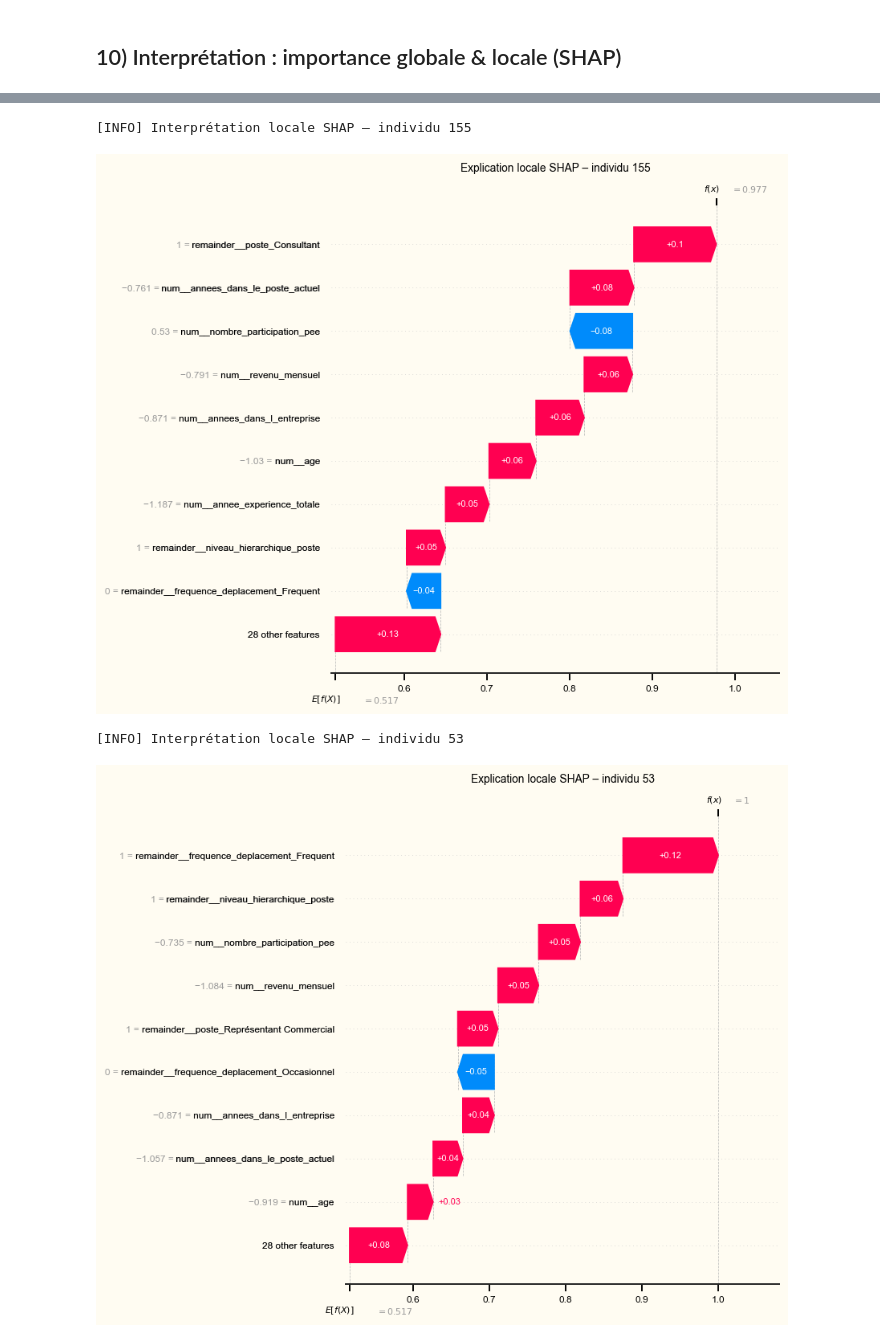
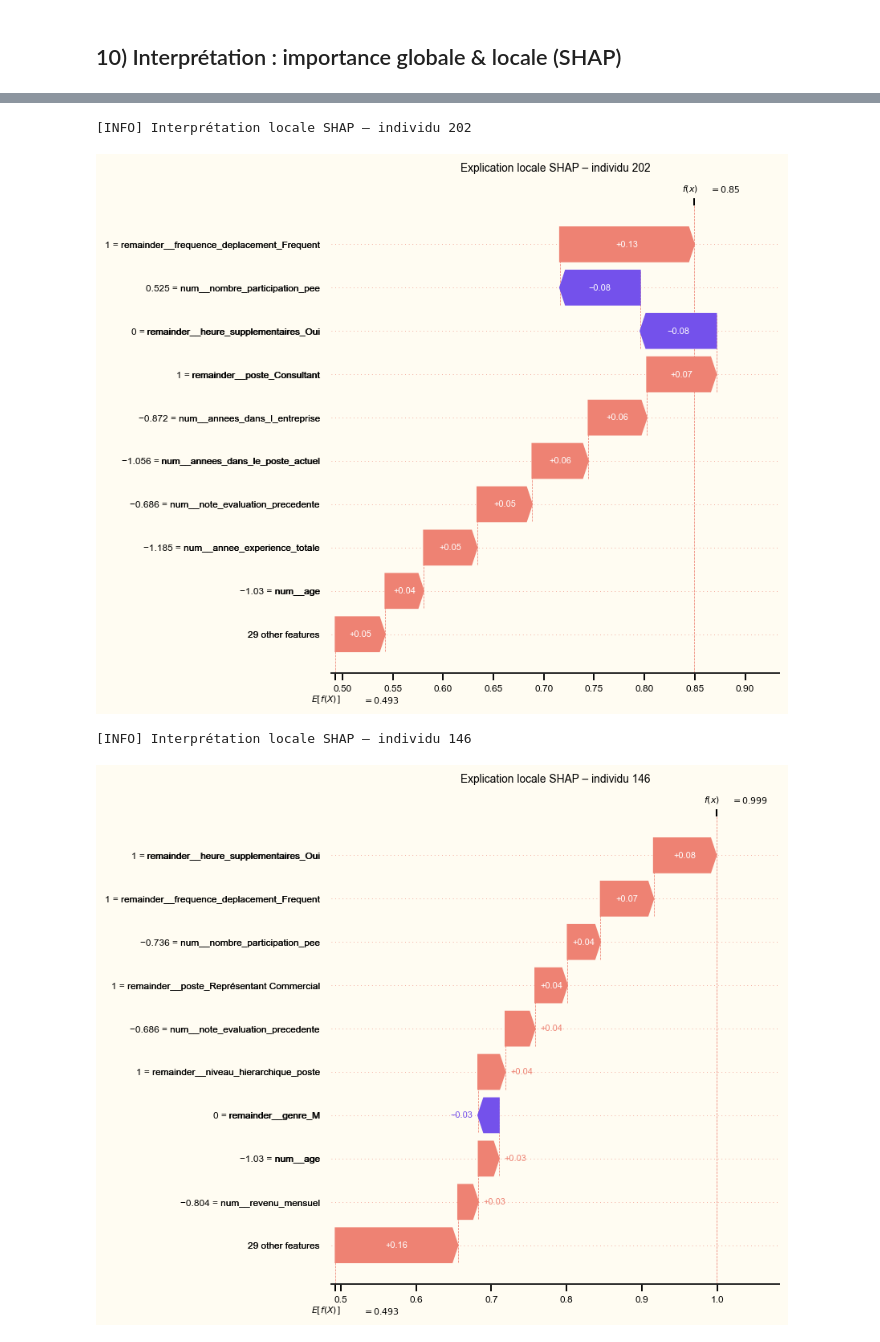
Before and after one commit to stephmnt/attrition_ESN, a Jupyter notebook: Manet_stephane_notebook_112025.ipynb, the cells around one changed output, grey strips where cells are left out. Cells and saved outputs as stored; diff of their text form; code cells hidden in the pictures.

```diff
--- a/Manet_stephane_notebook_112025.ipynb
+++ b/Manet_stephane_notebook_112025.ipynb
@@ -889,7 +1303,7 @@ weighted avg      0.250     0.500     0.333      2466
 ## 10) Interprétation : importance globale & locale (SHAP)
 # %%
 warnings.filterwarnings("ignore", category=UserWarning)
-
+"""
 print("\n=== Interprétation du modèle : importances et valeurs SHAP ===")
 
 # --- Sélection du meilleur modèle ---
@@ -905,8 +1319,8 @@ final_pipe = ImbPipeline([
     ('smote', SMOTE(random_state=RANDOM_STATE)),
     ('prep', preproc2),
     ('clf', best_model)
-])
-
+])"""
+#final_pipe = best_pipe
 # --- Entraînement global ---
-final_pipe.fit(X_full, y_full)
-fitted_model = final_pipe.named_steps['clf']
+best_pipe.fit(X_full, y_full)
+fitted_model = best_pipe.named_steps['clf']
@@ -915,5 +1327,8 @@ fitted_model = final_pipe.named_steps['clf']
 # %%
+# Colormap OpenClassrooms : violet → mélange → corail
+cmap_custom = make_diverging_cmap(Theme.PRIMARY, Theme.SECONDARY)
+
 # === Calcul et affichage global ===
-shap_values, X_transformed, feature_names = shap_global(final_pipe, X_full, y_full)
+shap_values, X_transformed, feature_names = shap_global(best_pipe, X_full, y_full, cmap=cmap_custom)
 # %% [output]
 === Interprétation SHAP globale ===
@@ -924,24 +1339,24 @@ shap_values, X_transformed, feature_names = shap_global(final_pipe, X_full, y_fu
 # %%
 # Cas général : individu à plus fort impact
 idx_impact = np.argmax(np.sum(np.abs(shap_values.values), axis=1))
-shap_local(idx_impact, shap_values)
+shap_local(idx_impact, shap_values, cmap=cmap_heatmap)
 
 # Cas : individu à forte probabilité de départ
-y_proba_all = final_pipe.named_steps['clf'].predict_proba(X_transformed)[:, 1]
+y_proba_all = best_pipe.named_steps['clf'].predict_proba(X_transformed)[:, 1]
 idx_highrisk = int(np.argmax(y_proba_all))
-shap_local(idx_highrisk, shap_values)
+shap_local(idx_highrisk, shap_values, cmap=cmap_heatmap)
 
 # Cas : individu choisi manuellement
 CUSTOM_INDEX = 109
-shap_local(CUSTOM_INDEX, shap_values, max_display=8)
+shap_local(CUSTOM_INDEX, shap_values, max_display=8, cmap=cmap_heatmap)
 
 # Cas : individu à plus faible probabilité de départ
-y_proba_all = final_pipe.named_steps['clf'].predict_proba(X_transformed)[:, 1]
+y_proba_all = best_pipe.named_steps['clf'].predict_proba(X_transformed)[:, 1]
 idx_lowrisk = int(np.argmin(y_proba_all))
-shap_local(idx_lowrisk, shap_values, max_display=8, text_scale=0.6)
+shap_local(idx_lowrisk, shap_values, max_display=8, text_scale=0.6, cmap=cmap_heatmap)
 # %% [output]
-[INFO] Interprétation locale SHAP – individu 155
+[INFO] Interprétation locale SHAP – individu 202
-[figure, old version]
+[figure, new version]
-[INFO] Interprétation locale SHAP – individu 53
+[INFO] Interprétation locale SHAP – individu 146
-[figure, old version]
+[figure, new version]
 [INFO] Interprétation locale SHAP – individu 109
```
Also changed, not shown: parts of 23 cells of this notebook, 10 other files.
